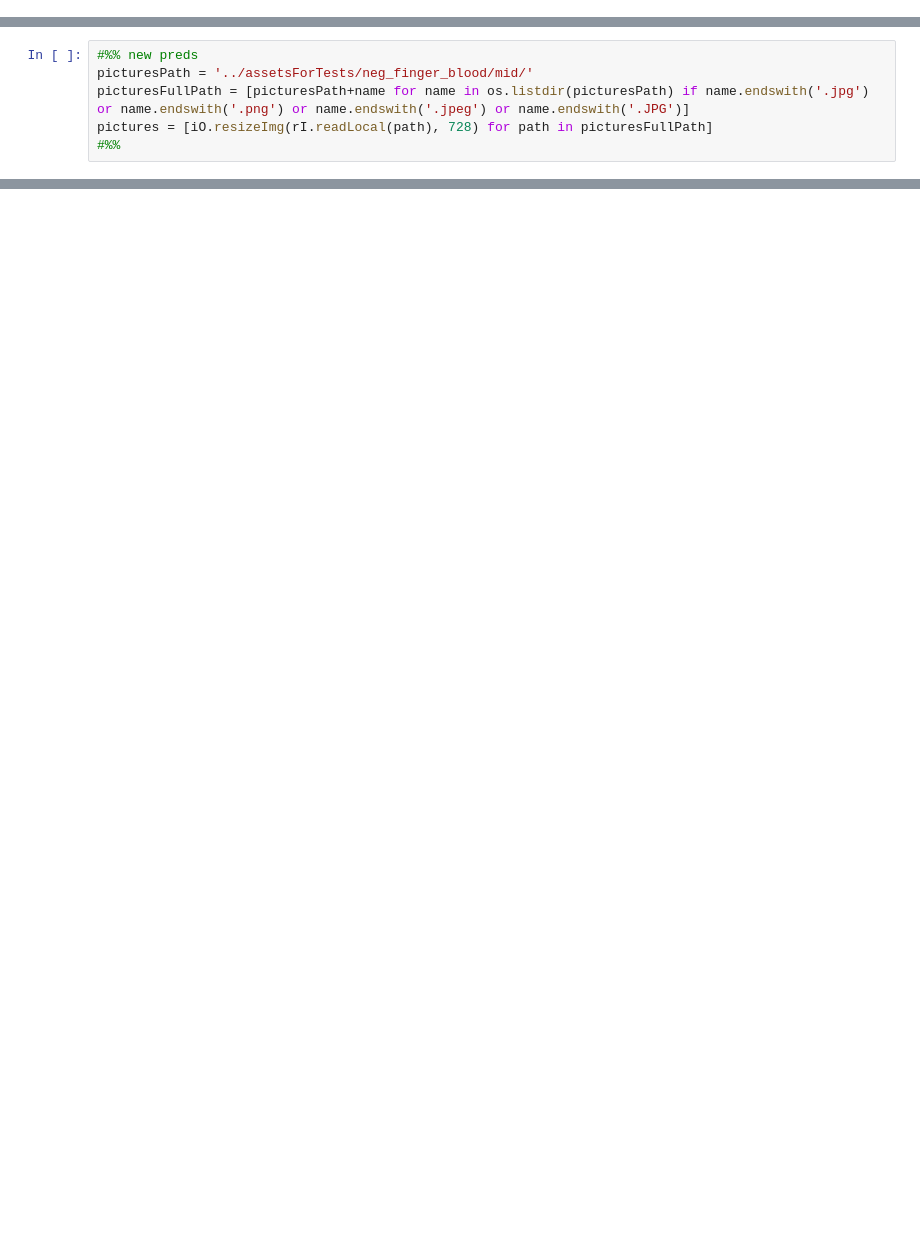
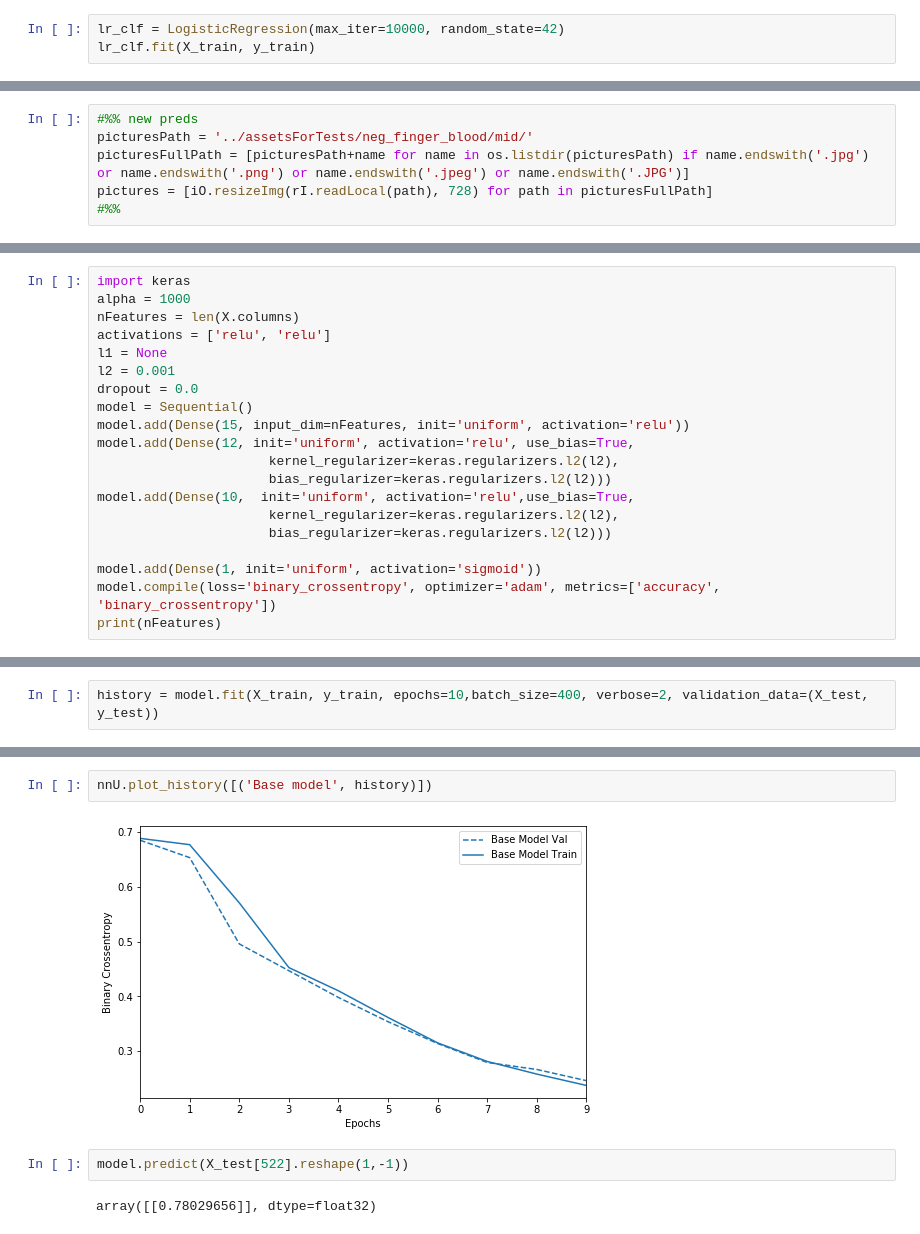
Before and after one commit to GallitoCopeton/AppProcessGab, a Jupyter notebook: Dataframe creation/Untitled1.ipynb, the cells around one changed output, grey strips where cells are left out. Saved outputs shown, nothing was run; the diff lists cells and outputs as text; blank space fills up the shorter version.

```diff
--- a/Dataframe creation/Untitled1.ipynb
+++ b/Dataframe creation/Untitled1.ipynb
@@ -108,0 +140,3 @@ print(kf.mean())
+# %%
+lr_clf = LogisticRegression(max_iter=10000, random_state=42)
+lr_clf.fit(X_train, y_train)
@@ -180,0 +224,20 @@ testDf3
+# %%
+import keras
+alpha = 1000
+nFeatures = len(X.columns)
+activations = ['relu', 'relu']
+l1 = None
+l2 = 0.001
+dropout = 0.0
+model = Sequential()
+model.add(Dense(15, input_dim=nFeatures, init='uniform', activation='relu'))
+model.add(Dense(12, init='uniform', activation='relu', use_bias=True,
+                      kernel_regularizer=keras.regularizers.l2(l2),
+                      bias_regularizer=keras.regularizers.l2(l2)))
+model.add(Dense(10,  init='uniform', activation='relu',use_bias=True,
+                      kernel_regularizer=keras.regularizers.l2(l2),
+                      bias_regularizer=keras.regularizers.l2(l2)))
+
+model.add(Dense(1, init='uniform', activation='sigmoid'))
+model.compile(loss='binary_crossentropy', optimizer='adam', metrics=['accuracy', 'binary_crossentropy'])
+print(nFeatures)
@@ -180,0 +246,2 @@ testDf3
+# %%
+history = model.fit(X_train, y_train, epochs=10,batch_size=400, verbose=2, validation_data=(X_test, y_test))
@@ -180,0 +272,8 @@ testDf3
+# %%
+nnU.plot_history([('Base model', history)])
+# %% [output]
+[figure, added]
+# %%
+model.predict(X_test[522].reshape(1,-1))
+# %% [output]
+array([[0.78029656]], dtype=float32)
```
Also changed, not shown: parts of 36 cells of this notebook.
